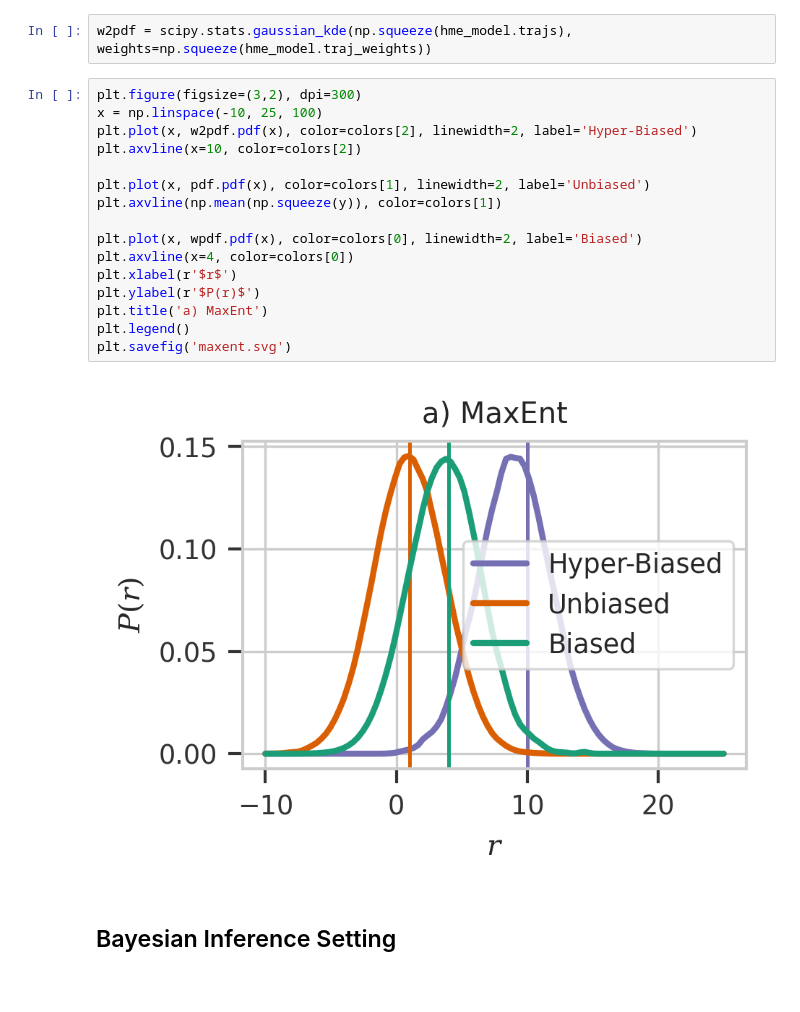
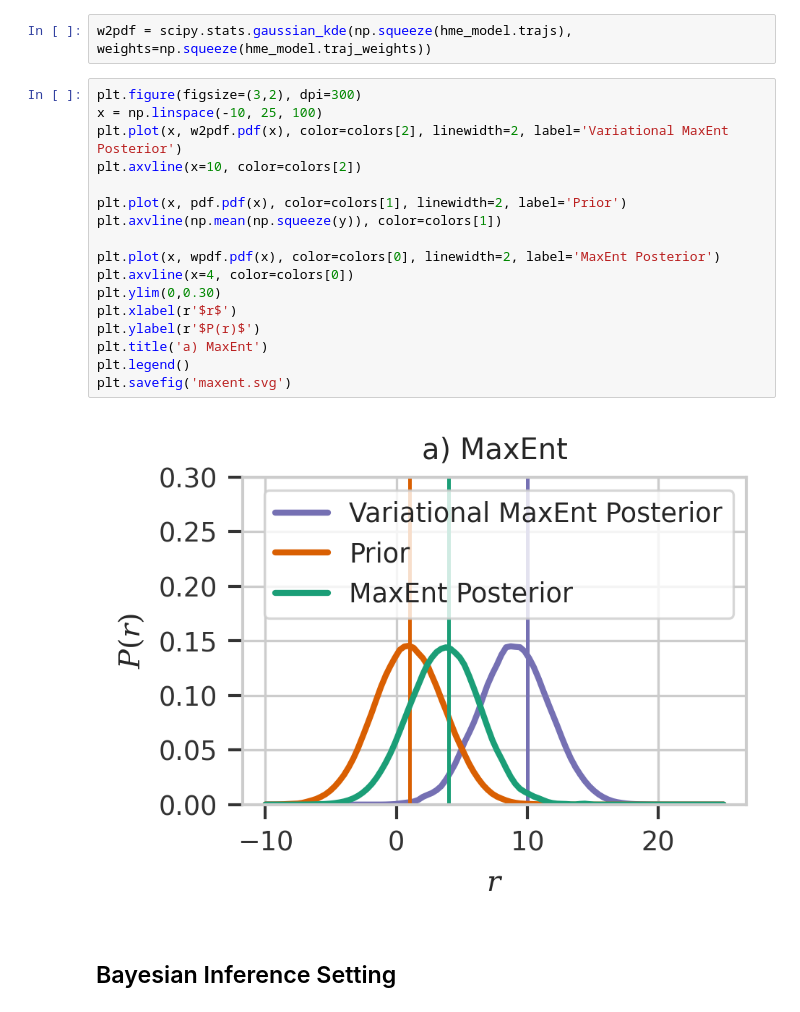
Before and after one commit to ur-whitelab/maxent, a Jupyter notebook: paper/gaussian.ipynb, the cells around one changed output. Cells and saved outputs as stored; diff of their text form.

```diff
--- a/paper/gaussian.ipynb
+++ b/paper/gaussian.ipynb
@@ -112,21 +119,22 @@ w2pdf = scipy.stats.gaussian_kde(np.squeeze(hme_model.trajs), weights=np.squeeze
 # %%
 plt.figure(figsize=(3,2), dpi=300)
 x = np.linspace(-10, 25, 100)
-plt.plot(x, w2pdf.pdf(x), color=colors[2], linewidth=2, label='Hyper-Biased')
+plt.plot(x, w2pdf.pdf(x), color=colors[2], linewidth=2, label='Variational MaxEnt Posterior')
 plt.axvline(x=10, color=colors[2])
 
-plt.plot(x, pdf.pdf(x), color=colors[1], linewidth=2, label='Unbiased')
+plt.plot(x, pdf.pdf(x), color=colors[1], linewidth=2, label='Prior')
 plt.axvline(np.mean(np.squeeze(y)), color=colors[1])
 
-plt.plot(x, wpdf.pdf(x), color=colors[0], linewidth=2, label='Biased')
+plt.plot(x, wpdf.pdf(x), color=colors[0], linewidth=2, label='MaxEnt Posterior')
 plt.axvline(x=4, color=colors[0])
+plt.ylim(0,0.30)
 plt.xlabel(r'$r$')
 plt.ylabel(r'$P(r)$')
 plt.title('a) MaxEnt')
 plt.legend()
 plt.savefig('maxent.svg')
 # %% [output]
-[figure, old version]
+[figure, new version]
 # %% [markdown]
 ## Bayesian Inference Setting
 # %%
```
Also changed, not shown: parts of 8 cells of this notebook, 7 other files.
